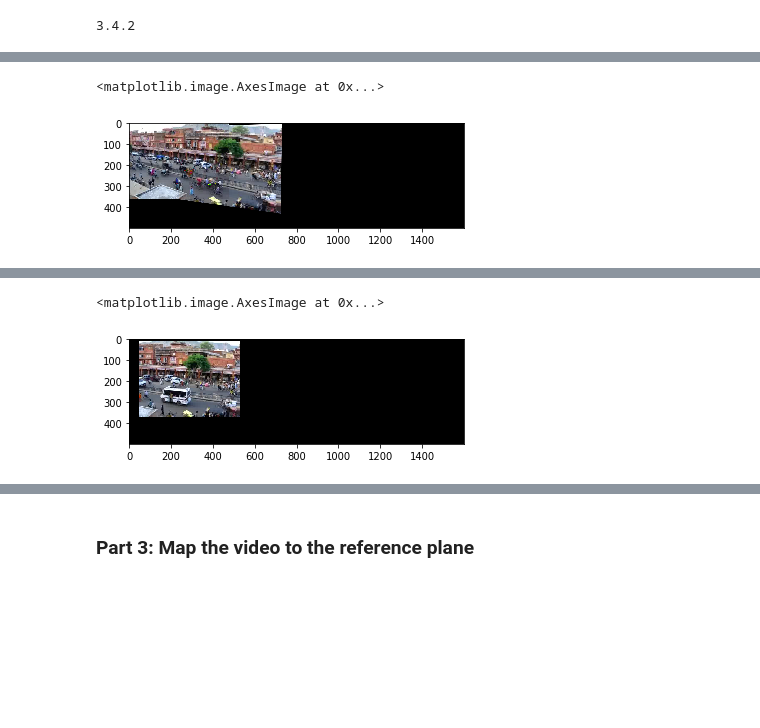
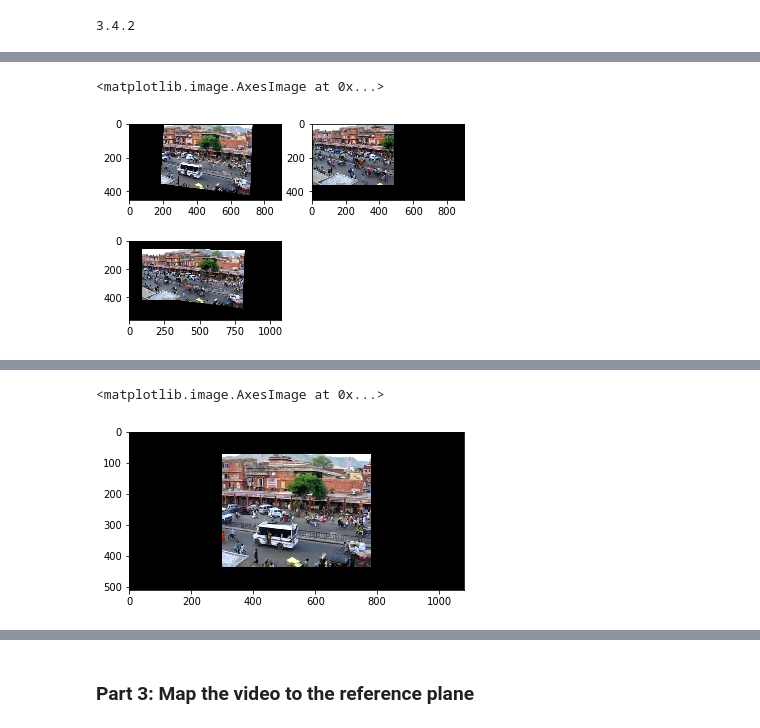
Before and after one commit to brs191/illinois, a Jupyter notebook: ComputationalPhotography/VideoStitchingProcessing/Project_5.ipynb, the cells around one changed output, grey strips where cells are left out. Saved outputs shown, nothing was run; the diff lists cells and outputs as text; code cells hidden in the pictures; blank space fills up the shorter version.

Commit message:
project 5 part 1 complete

```diff
--- a/ComputationalPhotography/VideoStitchingProcessing/Project_5.ipynb
+++ b/ComputationalPhotography/VideoStitchingProcessing/Project_5.ipynb
@@ -186,36 +183,50 @@ plot_im2  [[294.79787934 437.97207105 431.78971607 287.417675   294.79787934]
 # %%
 ## Example usage of cv2.warpPerspective
 ## Tips:
 ##      1.For reference frame, you may just use identity matrix for the transformation.
 ##      2.To avoid some pixels being mapped to negative locations, you may want to apply translations first.
 # projectedWidth = 1600
 # projectedHeight = 500
 # projectedSource = cv2.warpPerspective(im1, sourceHomography, (projectedWidth, projectedHeight))
 # projectedReference = cv2.warpPerspective(im2, refHomography, (projectedWidth, projectedHeight))
 
 # ## Example usage of utils.blendImages
 # blendedOutput = utils.blendImages(projectedSource, projectedReference)
 # plt.figure()
 # blendedOutput= cv2.cvtColor(blendedOutput, cv2.COLOR_BGR2RGB)
 # plt.imshow(blendedOutput)
 
-projectedWidth = 1600
-projectedHeight = 500
+projectedWidth = 900
+projectedHeight = 450
 
 sourceHomography = H
 refHomography = np.identity(3)
 
 projectedSource = cv2.warpPerspective(im1, sourceHomography, (projectedWidth, projectedHeight))
 projectedReference = cv2.warpPerspective(im2, refHomography, (projectedWidth, projectedHeight))
+fig = plt.figure()
+ax1 = fig.add_subplot(221)
+plt.imshow(cv2.cvtColor(projectedSource, cv2.COLOR_BGR2RGB))
 
-# Example usage of utils.blendImages
+ax2 = fig.add_subplot(222)
+plt.imshow(cv2.cvtColor(projectedReference, cv2.COLOR_BGR2RGB))
+
 blendedOutput = utils.blendImages(projectedSource, projectedReference)
-plt.figure()
-blendedOutput= cv2.cvtColor(blendedOutput, cv2.COLOR_BGR2RGB)
-plt.imshow(blendedOutput)
+canvas_height = 560
+canvas_width = 1080
+blended_canvas = np.zeros((canvas_height, canvas_width, 3), 'uint8')
+img_w = blendedOutput.shape[1]
+img_h = blendedOutput.shape[0]
+
+x_offset = int(canvas_height/2 - (img_h/2))
+y_offset = int((canvas_width/2)-(img_w/2))
+
+blended_canvas[x_offset:x_offset+blendedOutput.shape[0], y_offset:y_offset+blendedOutput.shape[1]] = blendedOutput
+ax3 = fig.add_subplot(223)
+plt.imshow(cv2.cvtColor(blended_canvas, cv2.COLOR_BGR2RGB))
 # %% [output]
 <matplotlib.image.AxesImage at 0x...>
-[figure, old version]
+[figure, new version]
 # %% [markdown]
 ### Part II: Panorama using five key frames
 
@@ -228,18 +239,23 @@ Mapping frame 90 to frame 450 is difficult because they share very little area.
 import cv2
 import numpy as np
 # %%
+# create a canvas for reference image, by placing reference image in the center of the canvas.
+img = cv2.cvtColor(cv2.imread('./images/input/frames/f0450.jpg'), cv2.COLOR_BGR2RGB)
+canvas_height = 510
+canvas_width = 1080
+reference_450 = np.zeros((canvas_height, canvas_width, 3), 'uint8')
+img_w = img.shape[1]
+img_h = img.shape[0]
 
-img = cv2.cvtColor(cv2.imread('./images/input/frames/f0450.jpg'), cv2.COLOR_BGR2RGB)
-canvas = np.zeros((500, 1600, 3), 'uint8')
-x_offset = 10
-y_offset = 50
-canvas[x_offset:x_offset+img.shape[0], y_offset:y_offset+img.shape[1]] = img
+x_offset = int(canvas_height/2 - (img_h/2))
+y_offset = int((canvas_width/2)-(img_w/2))
+reference_450[x_offset:x_offset+img.shape[0], y_offset:y_offset+img.shape[1]] = img
 
 plt.figure()
-plt.imshow(canvas)
+plt.imshow(reference_450)
 # %% [output]
 <matplotlib.image.AxesImage at 0x...>
-[figure, old version]
+[figure, new version]
 # %%
 master_frames =[90, 270, 450, 630, 810]
 reference_frame = 450
```
Also changed, not shown: parts of 3 cells of this notebook.
